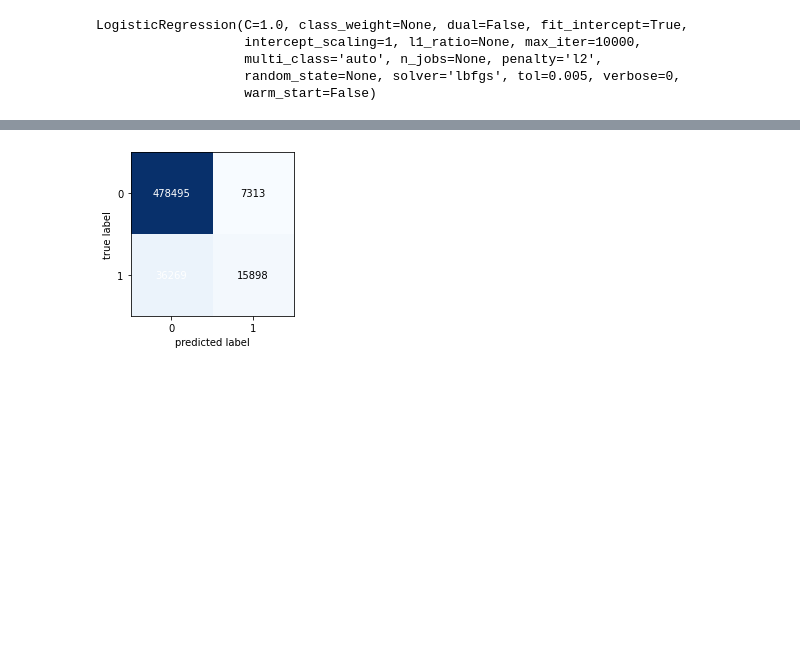
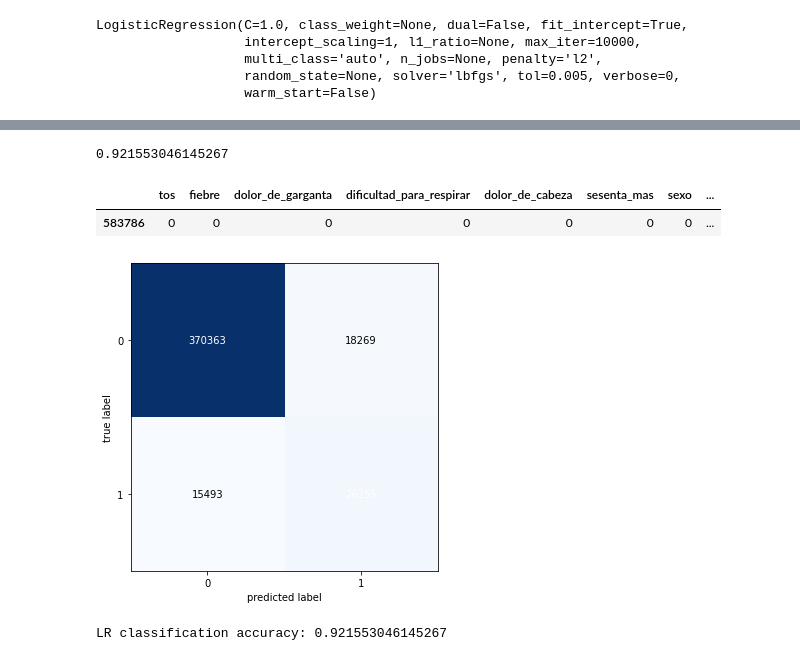
Before and after one commit to ajulissa/CovidPredict, a Jupyter notebook: Covid.ipynb, the cells around one changed output, grey strips where cells are left out. Saved outputs shown, nothing was run; the diff lists cells and outputs as text; code cells hidden in the pictures; blank space fills up the shorter version.

```diff
--- a/Covid.ipynb
+++ b/Covid.ipynb
@@ -15,3 +51,0 @@ Mounted at /content/gdrive
-# %%
-df0083 = pd.read_csv('/content/gdrive/MyDrive/Datasets/covidTested_v0083.csv')
-df0083
@@ -119,10 +139,10 @@ abroad = 1
 
 other = 0
 # %%
-data.resultado.replace({"positive": 1, "negative": 0}, inplace = True)
-data.sesenta_mas.replace({"Yes": 1, "No": 0}, inplace = True)
-data.sexo.replace({"male": 1, "female": 0}, inplace = True)
-data.indicaciones.replace({"Contact with confirmed": 3, "Abroad": 1, "Other": 0}, inplace = True)
+data.resultado.replace({"positive": 1, "negative": 0}, inplace = True) #cambio para resultados
+data.sesenta_mas.replace({"Yes": 1, "No": 0}, inplace = True) #edad
+data.sexo.replace({"male": 1, "female": 0}, inplace = True) #sexo
+data.indicaciones.replace({"Contact with confirmed": 1, "Abroad": 0.8, "Other": 0}, inplace = True)
 data
 # %% [output]
 |  | fecha | tos | fiebre | dolor_de_garganta | dificultad_para_respirar | dolor_de_cabeza | resultado | ... |
@@ -140,9 +160,15 @@ data
 2151898 rows × 10 columns
 # %%
 from sklearn.model_selection import train_test_split
-X = data.drop(["resultado", "fecha"],axis = 1)
+
+X = data.drop(["resultado", "fecha"], axis = 1)
 y = data.resultado
-X_train, X_test, y_train, y_test = train_test_split(X, y, test_size=0.25)
+X_train, X_test, y_train, y_test = train_test_split(X, y, test_size=0.2)
+# %%
+from imblearn.over_sampling import SMOTE
+
+over_sampler = SMOTE (k_neighbors = 2)
+X_train, y_train = over_sampler.fit_resample (X_train, y_train)
 # %%
 from sklearn.linear_model import LogisticRegression
 
@@ -164,0 +195,9 @@ print(logisticRegr.intercept_)
+# %%
+logisticRegr.score(X_test, y_test)
+# %% [output]
+0.921553046145267
+# %%
+X_test[1:2]
+# %% [output]
+|  | tos | fiebre | dolor_de_garganta | dificultad_para_respirar | dolor_de_cabeza | sesenta_mas | sexo | ... |
+| 583786 | 0 | 0 | 0 | 0 | 0 | 0 | 0 | ... |
@@ -165,13 +210,18 @@ print(logisticRegr.intercept_)
 # %%
 from mlxtend.plotting import plot_confusion_matrix
 from sklearn.metrics import confusion_matrix
+
 y_pred = logisticRegr.predict(X_test)
 matriz = confusion_matrix(y_test, y_pred)
 
-plot_confusion_matrix(conf_mat=matriz, figsize=(3,3), show_normed=False)
+plot_confusion_matrix(conf_mat=matriz, figsize=(5,5), show_normed=False)
 plt.tight_layout()
 # %% [output]
-[figure, old version]
+[figure, new version]
+# %%
+print("LR classification accuracy:", accuracy(y_test, y_pred))
+# %% [output]
+LR classification accuracy: 0.921553046145267
 # %%
 from sklearn.metrics import f1_score
 
```
Also changed, not shown: parts of 22 cells of this notebook, 8 other files.
